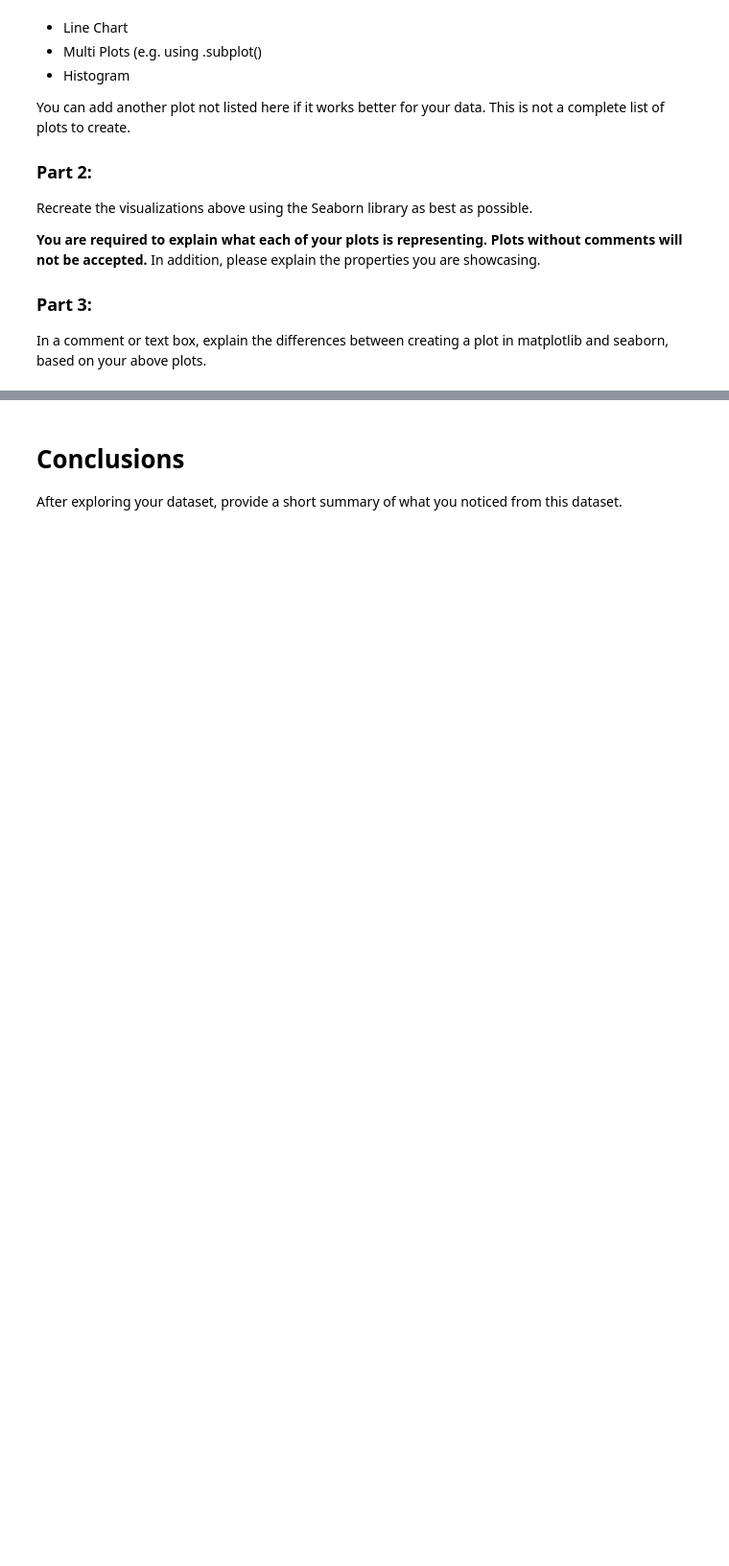
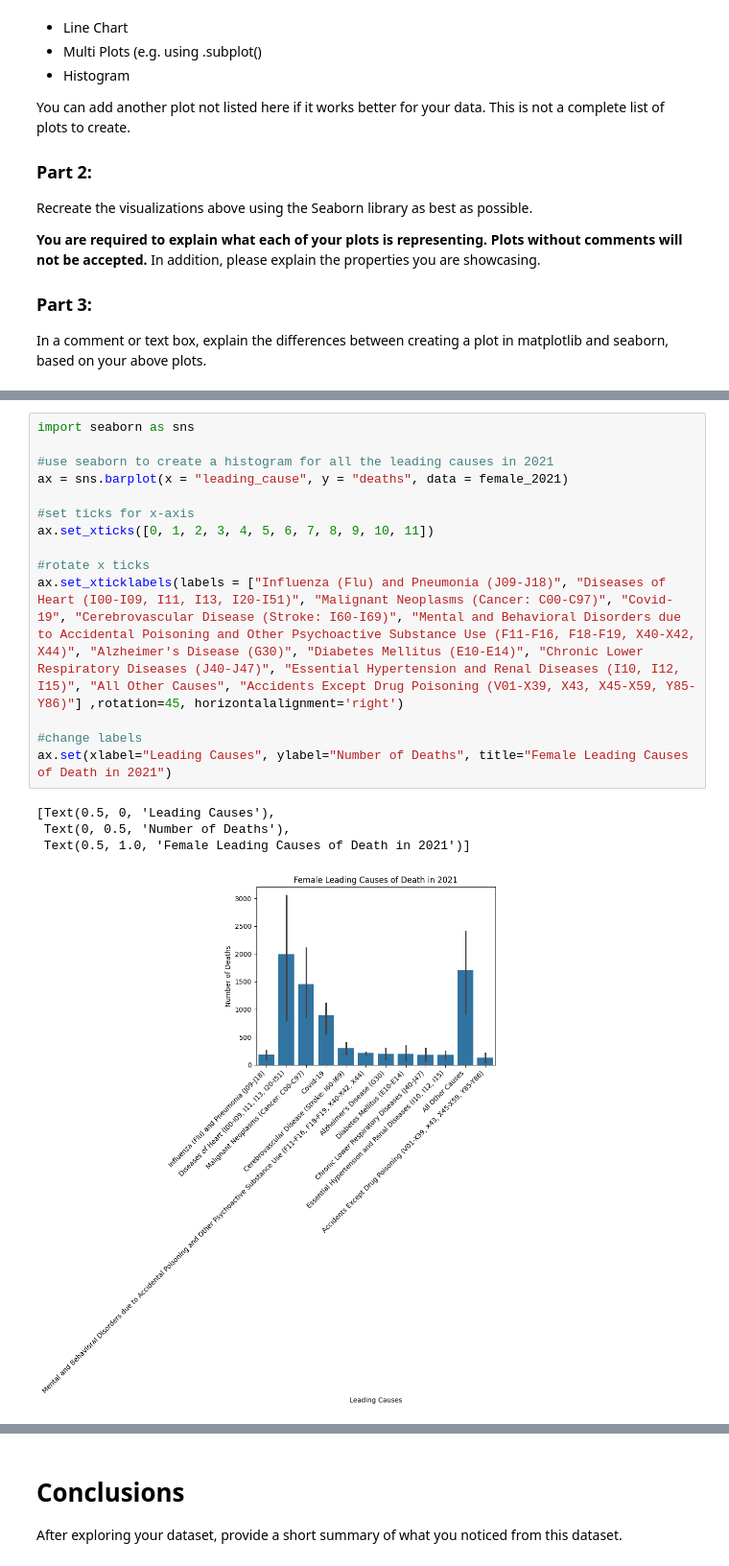
Before and after one commit to yli1048/yli1048, a Jupyter notebook: 08_assignment.ipynb, the cells around one changed output, grey strips where cells are left out. Shown: that part at 96% size. Drawn from its saved outputs; the diff is of its cells as text; blank space fills up the shorter version.

```diff
--- a/08_assignment.ipynb
+++ b/08_assignment.ipynb
@@ -144,0 +321,19 @@ In a comment or text box, explain the differences between creating a plot in mat
+# %%
+import seaborn as sns
+
+#use seaborn to create a histogram for all the leading causes in 2021
+ax = sns.barplot(x = "leading_cause", y = "deaths", data = female_2021)
+
+#set ticks for x-axis
+ax.set_xticks([0, 1, 2, 3, 4, 5, 6, 7, 8, 9, 10, 11])
+
+#rotate x ticks
+ax.set_xticklabels(labels = ["Influenza (Flu) and Pneumonia (J09-J18)", "Diseases of Heart (I00-I09, I11, I13, I20-I51)", "Malignant Neoplasms (Cancer: C00-C97)", "Covid-19", "Cerebrovascular Disease (Stroke: I60-I69)", "Mental and Behavioral Disorders due to Accidental Poisoning and Other Psychoactive Substance Use (F11-F16, F18-F19, X40-X42, X44)", "Alzheimer's Disease (G30)", "Diabetes Mellitus (E10-E14)", "Chronic Lower Respiratory Diseases (J40-J47)", "Essential Hypertension and Renal Diseases (I10, I12, I15)", "All Other Causes", "Accidents Except Drug Poisoning (V01-X39, X43, X45-X59, Y85-Y86)"] ,rotation=45, horizontalalignment='right')
+
+#change labels
+ax.set(xlabel="Leading Causes", ylabel="Number of Deaths", title="Female Leading Causes of Death in 2021")
+# %% [output]
+[Text(0.5, 0, 'Leading Causes'),
+ Text(0, 0.5, 'Number of Deaths'),
+ Text(0.5, 1.0, 'Female Leading Causes of Death in 2021')]
+[figure, added]
```
Also changed, not shown: parts of 26 cells of this notebook.
